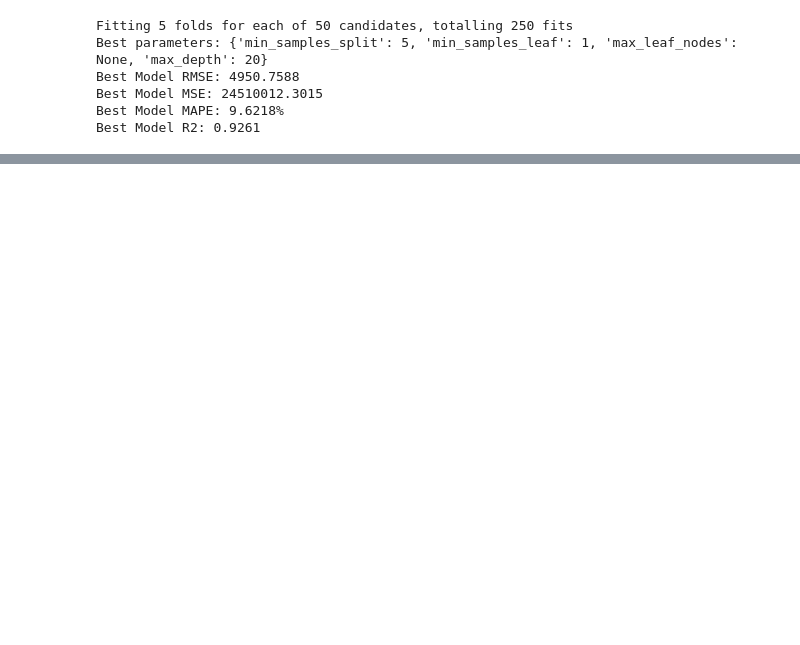
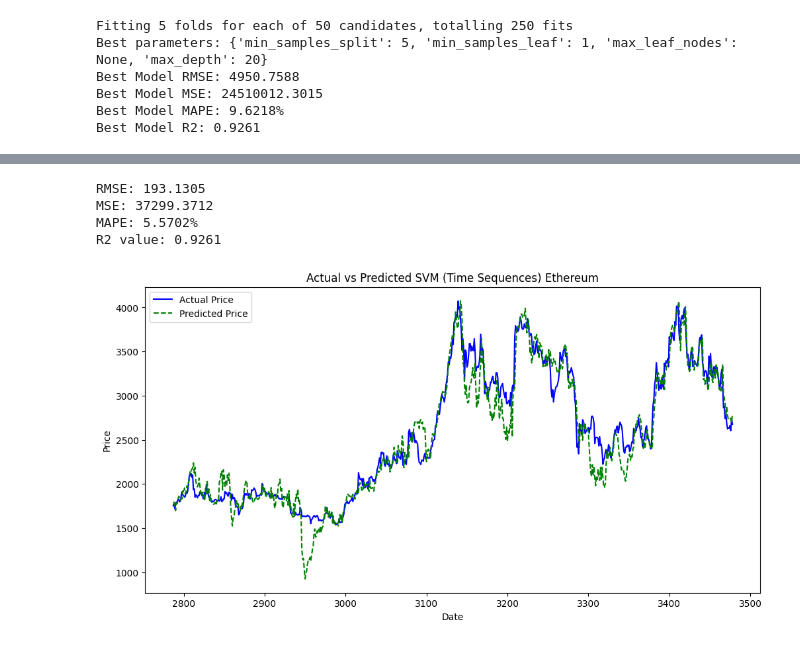
Before and after one commit to SaiTejaBorgam/Data-Science-Project, a Jupyter notebook: Project code.ipynb, the cells around one changed output, grey strips where cells are left out. Saved outputs shown, nothing was run; the diff lists cells and outputs as text; code cells hidden in the pictures; blank space fills up the shorter version.

Commit message:
Trained all the models implemented before on ethereum data aswell. (Previously i have done only for bitcoin).

```diff
--- a/Project code.ipynb
+++ b/Project code.ipynb
@@ -976,0 +977,68 @@ R2 value: 0.9827
+# %%
+features = ['SMA_50', 'SMA_200', 'EMA_20', 'EMA_50',
+            'BB_Upper', 'BB_Lower', 'RSI', 'MACD_Histogram', '%K', '%D']
+target = 'price'
+
+X = Ethereum_TI[features]
+y = Ethereum_TI[target]
+
+X_train_raw, X_test_raw, y_train_raw, y_test_raw = train_test_split(X, y, test_size=0.2, shuffle=False)
+
+scaler_X = StandardScaler()
+scaler_y = StandardScaler()
+imputer = SimpleImputer(strategy='mean')
+
+X_train_raw = imputer.fit_transform(X_train_raw)
+X_test_raw = imputer.transform(X_test_raw)
+
+X_train_scaled = scaler_X.fit_transform(X_train_raw)
+X_test_scaled = scaler_X.transform(X_test_raw)
+
+y_train_scaled = scaler_y.fit_transform(y_train_raw.values.reshape(-1, 1)).flatten()
+y_test_scaled = scaler_y.transform(y_test_raw.values.reshape(-1, 1)).flatten()
+
+def time_sequences(X, y, seq_length=4):
+    X_seq, y_seq = [], []
+    for i in range(len(X) - seq_length):
+        X_seq.append(X[i:i+seq_length])
+        y_seq.append(y[i+seq_length])
+    return np.array(X_seq), np.array(y_seq)
+
+X_train_seq, y_train_seq = time_sequences(X_train_scaled, y_train_scaled, seq_length=4)
+X_test_seq, y_test_seq = time_sequences(X_test_scaled, y_test_scaled, seq_length=4)
+
+X_train_seq = X_train_seq.reshape(X_train_seq.shape[0], -1)
+X_test_seq = X_test_seq.reshape(X_test_seq.shape[0], -1)
+
+svm_model = SVR(kernel='rbf', C=1000, gamma=0.001, epsilon=0.01) #chnaged the parameters to best paramters obtainted using randomsearchsv in above cell
+svmodel = svm_model.fit(X_train_seq, y_train_seq)
+
+y_pred_scaled = svm_model.predict(X_test_seq)
+y_pred = scaler_y.inverse_transform(y_pred_scaled.reshape(-1, 1)).flatten()
+y_test_actual = scaler_y.inverse_transform(y_test_seq.reshape(-1, 1)).flatten()
+
+mse = mean_squared_error(y_test_actual, y_pred)
+mae = mean_absolute_error(y_test_actual, y_pred)
+r2 = r2_score(y_test_actual, y_pred)
+rmse = np.sqrt(mse)
+mape = np.mean(np.abs((y_test_actual - y_pred) / y_test_actual)) * 100
+
+print(f"RMSE: {rmse:.4f}")
+print(f"MSE: {mse:.4f}")
+print(f"MAPE: {mape:.4f}%")
+print(f"R2 value: {r2:.4f}")
+
+plt.figure(figsize=(12, 6))
+plt.plot(y_test_raw.index[-len(y_test_actual):], y_test_actual, label="Actual Price", color='blue')
+plt.plot(y_test_raw.index[-len(y_test_actual):], y_pred, label="Predicted Price", linestyle='--', color='green')
+plt.title('Actual vs Predicted SVM (Time Sequences) Ethereum')
+plt.xlabel('Date')
+plt.ylabel('Price')
+plt.legend()
+plt.show()
+# %% [output]
+RMSE: 193.1305
+MSE: 37299.3712
+MAPE: 5.5702%
+R2 value: 0.9261
+[figure, added]
```
Also changed, not shown: parts of 6 cells of this notebook.
